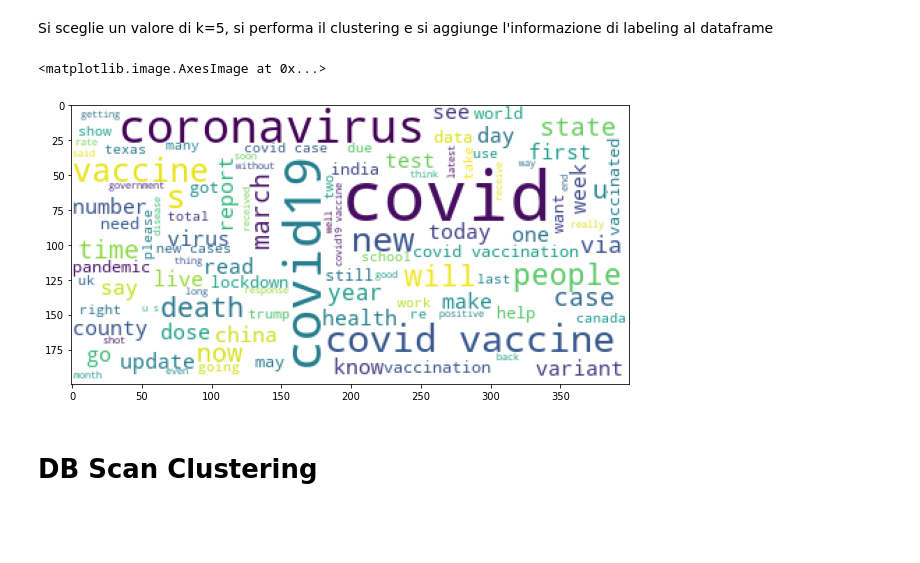
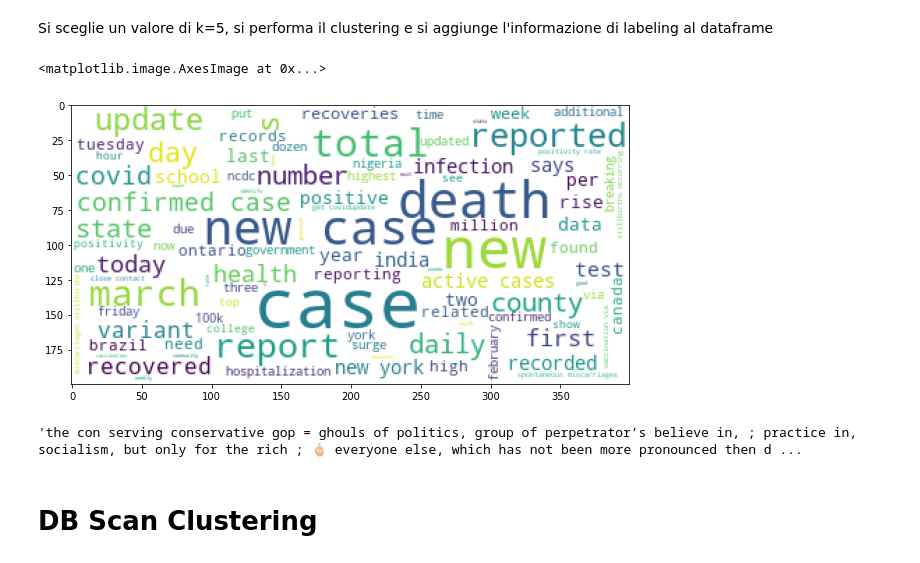
Before and after one commit to giulionenna/Progetto_BI2021, a Jupyter notebook: Mining_notebook.ipynb, the cells around one changed output. Drawn from its saved outputs; the diff is of its cells as text; code cells hidden in the pictures; blank space fills up the shorter version.

Commit message:
Effettuati altra pulizia su tweet
Trovati alcuni risultati di topic con il kmeans con k=9 (alcuni sono generici altri trovano topic come politica, dati , vaccinazioni)

```diff
--- a/Mining_notebook.ipynb
+++ b/Mining_notebook.ipynb
@@ -42,6 +42,10 @@ Attraverso le Regular Expressions vado a rimuovere elementi come:
 import re
 
 def cleanTxt(text):
+ text=text.lower()
+ text = re.sub('\S*trump\S*', 'trump', text)
+ text = re.sub('\S*biden\S*', 'biden', text)
+ text = re.sub('\S*clinton\S*', 'clinton', text)
  text = re.sub('@\S+', '', text) #Rimuove le @menzioni
  text = re.sub('#', '', text) # Rimuove l'hashtag
  text = re.sub('https?:\/\/\S+', '', text) # Rimuove i link
@@ -49,7 +53,21 @@ def cleanTxt(text):
  text = re.sub('covid-19', 'covid', text ) #converte covid-19 in covid
  text = re.sub('covid19', 'covid', text ) #converte covid19 in covid
  text = re.sub('covid 19', 'covid', text ) #converte covid 19 in covid
+ text = re.sub('coronavirus', 'covid', text)
  return text
+
+def countMentions(text):
+    return len(re.findall('@\S+', text))
+
+def countHashtags(text):
+    return len(re.findall('#', text))
+
+def countLinks(text):
+    return len(re.findall('https?:\/\/\S+', text))
+
 
 df.text_enc=df.text_enc.astype('str')
 df['text_clean'] = df.text_enc.apply(cleanTxt)
+df['mentions'] = df.text_enc.apply(countMentions)
+df['hashtags'] = df.text_enc.apply(countHashtags)
+df['links'] = df.text_enc.apply(countLinks)
@@ -168,3 +202,11 @@ df_es = df_es.drop(columns=['lang_detect_final', 'unsure_wrong_detection'])
 #fr
 df_fr = df.loc[df['lang_detect_final']=='fr']
 df_fr = df_fr.drop(columns=['lang_detect_final', 'unsure_wrong_detection'])
+# %%
+df_en.text_enc=df_en.text_enc.astype('str')
+df_en['text_clean'] = df_en.text_enc.apply(cleanTxt)
+df_en['mentions'] = df_en.text_enc.apply(countMentions)
+df_en['hashtags'] = df_en.text_enc.apply(countHashtags)
+df_en['links'] = df_en.text_enc.apply(countLinks)
+
+df_en.to_excel('dataen.xlsx')
@@ -202,7 +260,7 @@ A questo punto viene performata la Tf-Idf sui tweet stemmati al punto precedenti
 # %%
 from sklearn.feature_extraction.text import TfidfVectorizer
 
-tfidfVectorizer = TfidfVectorizer(min_df=0.005, max_df=0.1,
+tfidfVectorizer = TfidfVectorizer(min_df=0.005, #max_df=0.1,
                                  stop_words='english')
 tfidf_en_matrix = tfidfVectorizer.fit_transform(df_en.text_stem)
 
@@ -222,5 +280,5 @@ for word in tfidfVectorizer.get_feature_names():
     score[word]= tf_idf_en[word].mean()
 
 score_sroted = dict(sorted(score.items(), key=lambda item: item[1], reverse=True))
-list(score_sroted.items())[0:10]
+list(score_sroted.items())[0:30]
 # %% [output]
@@ -290,26 +355,32 @@ SSD
 # %% [markdown]
 Si sceglie un valore di k=5, si performa il clustering e si aggiunge l'informazione di labeling al dataframe
 # %%
-k=5
+k=9
 
 model = KMeans(n_clusters=k)
-model.fit(M)
+model.fit(tfidf_en_matrix)
 
 df_en['label_kmeans']=model.labels_
 # %%
 
 from wordcloud import WordCloud
 
-df_en_0 = df_en.loc[df_en['label_kmeans']==4]
+frequent_words=['covid']
+
+df_en_0 = df_en.loc[df_en['label_kmeans']==8]
 text = df_en_0['text_clean'].str.cat(sep='')
 text = text.lower()
-text=' '.join([word for word in text.split()])
+text=' '.join([word for word in text.split() if not word in frequent_words])
 wordcloud = WordCloud(max_font_size=50, max_words=100, background_color="white").generate(text)
 fig1 = plt.figure(figsize=(10,10))
 plt.imshow(wordcloud)
 # %% [output]
 <matplotlib.image.AxesImage at 0x...>
-[figure, old version]
+[figure, new version]
+# %%
+text
+# %% [output]
+'the con serving conservative gop = ghouls of politics, group of perpetrator’s believe in, ; practice in, socialism, but only for the rich ; 🖕🏻 everyone else, which has not been more pronounced then d ...
 # %% [markdown]
 # DB Scan Clustering
 # %%
```
Also changed, not shown: parts of 7 cells of this notebook, 1 other file.
